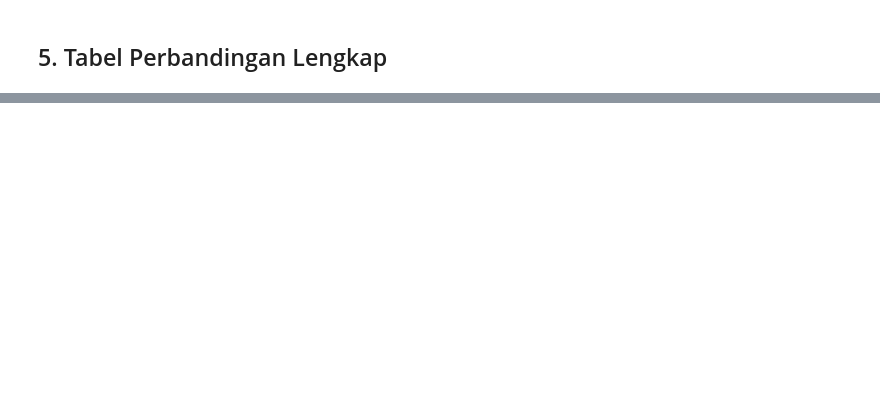
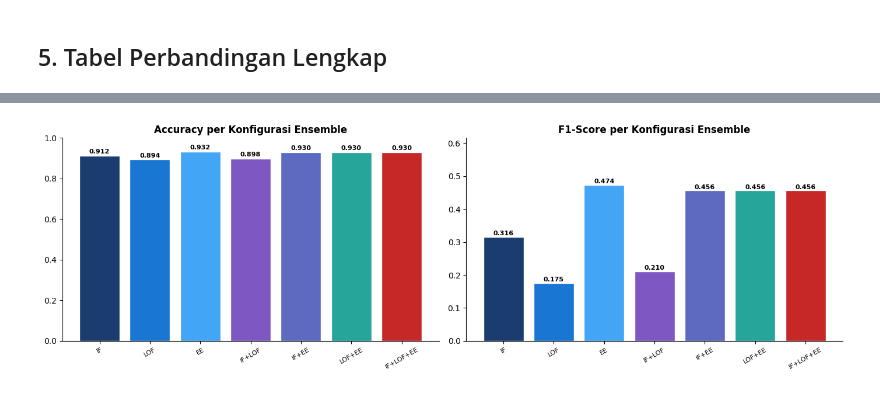
Before and after one commit to mahathirmuh/ad-anomaly-detection, a Jupyter notebook: pipeline_adaudit.ipynb, the cells around one changed output, grey strips where cells are left out. Drawn from its saved outputs; the diff is of its cells as text; code cells hidden in the pictures; blank space fills up the shorter version.

```diff
--- a/pipeline_adaudit.ipynb
+++ b/pipeline_adaudit.ipynb
@@ -703,0 +769,26 @@ Model dengan Avg rule_viol tertinggi: EE
+# %%
+# Visualisasi akurasi & F1 per konfigurasi
+fig, axes = plt.subplots(1, 2, figsize=(14, 4.5))
+cfg_colors = ['#1A3C6E','#1976D2','#42A5F5','#7E57C2','#5C6BC0','#26A69A','#C62828']
+
+axes[0].bar(abl_acc['Konfigurasi'], abl_acc['Accuracy'], color=cfg_colors, edgecolor='white')
+axes[0].set_title('Accuracy per Konfigurasi Ensemble', fontweight='bold')
+axes[0].set_ylim(0, 1.0)
+axes[0].tick_params(axis='x', rotation=30, labelsize=8)
+for i, v in enumerate(abl_acc['Accuracy']):
+    axes[0].text(i, v + 0.01, f'{v:.3f}', ha='center', fontweight='bold', fontsize=8)
+
+axes[1].bar(abl_acc['Konfigurasi'], abl_acc['F1'], color=cfg_colors, edgecolor='white')
+axes[1].set_title('F1-Score per Konfigurasi Ensemble', fontweight='bold')
+axes[1].set_ylim(0, max(abl_acc['F1'])*1.3)
+axes[1].tick_params(axis='x', rotation=30, labelsize=8)
+for i, v in enumerate(abl_acc['F1']):
+    axes[1].text(i, v + 0.005, f'{v:.3f}', ha='center', fontweight='bold', fontsize=8)
+
+for ax in axes:
+    ax.spines['top'].set_visible(False)
+    ax.spines['right'].set_visible(False)
+plt.tight_layout()
+plt.show()
+# %% [output]
+[figure, added]
```
Also changed, not shown: parts of 19 cells of this notebook, 5 other files.
